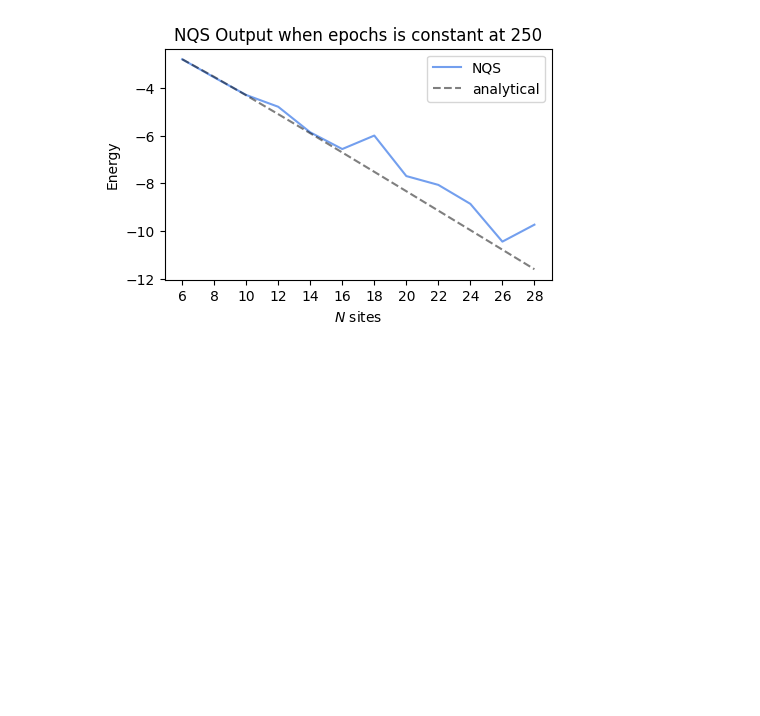
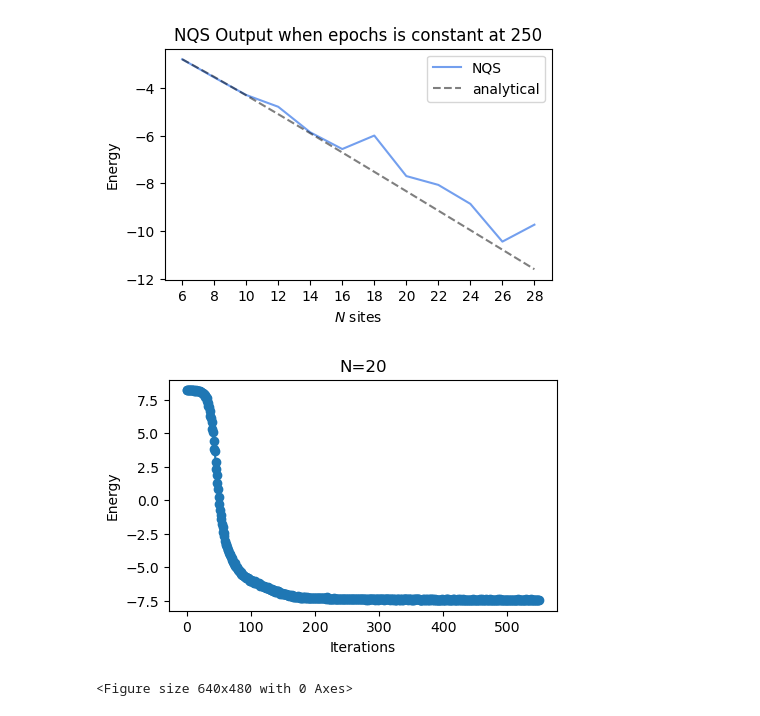
Before and after one commit to lzawbrito/nqs, a Jupyter notebook: plots/hs_plot.ipynb, the cells around one changed output. Drawn from its saved outputs; the diff is of its cells as text; code cells hidden in the pictures; blank space fills up the shorter version.

Commit message:
hs plot iters

```diff
--- a/plots/hs_plot.ipynb
+++ b/plots/hs_plot.ipynb
@@ -77,3 +77,16 @@ plt.legend()
 plt.savefig('hs_nqs_const.pdf')
 # %% [output]
 [figure]
+# %%
+fig, ax = plt.subplots(figsize=(5, 3))
+data = np.loadtxt("../data/hs_outputs_4.txt")
+iters = np.arange(len(data))
+plt.plot(iters, data, marker='o', linestyle='-')
+plt.xlabel('Iterations')
+plt.ylabel('Energy')
+plt.title('N=20')
+plt.show()
+plt.savefig('hs_nqs_iters.pdf')
+# %% [output]
+[figure, added]
+<Figure size 640x480 with 0 Axes>
```
Also changed, not shown: 3 other files.
